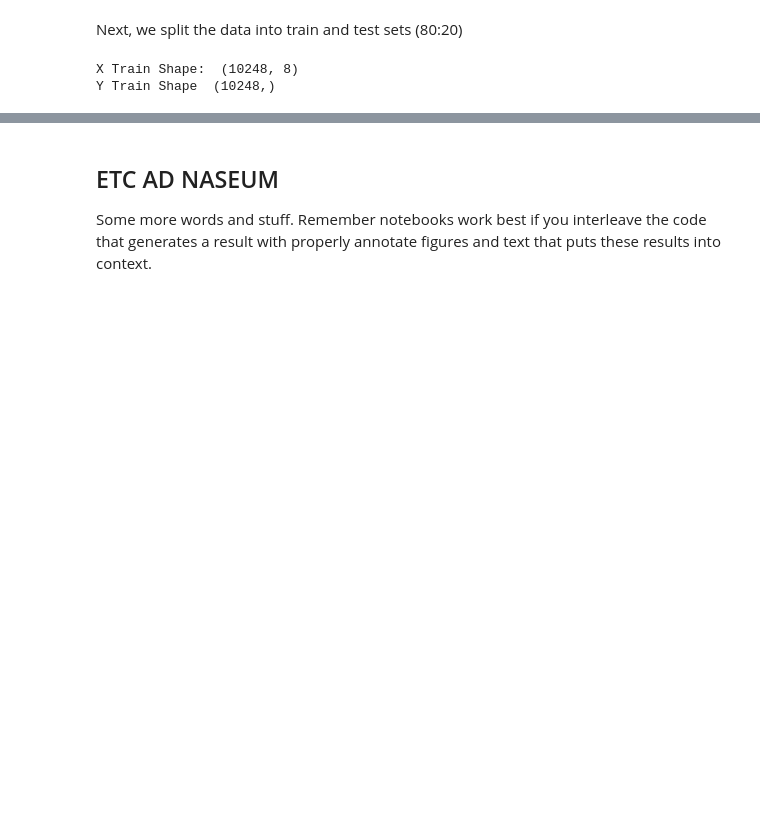
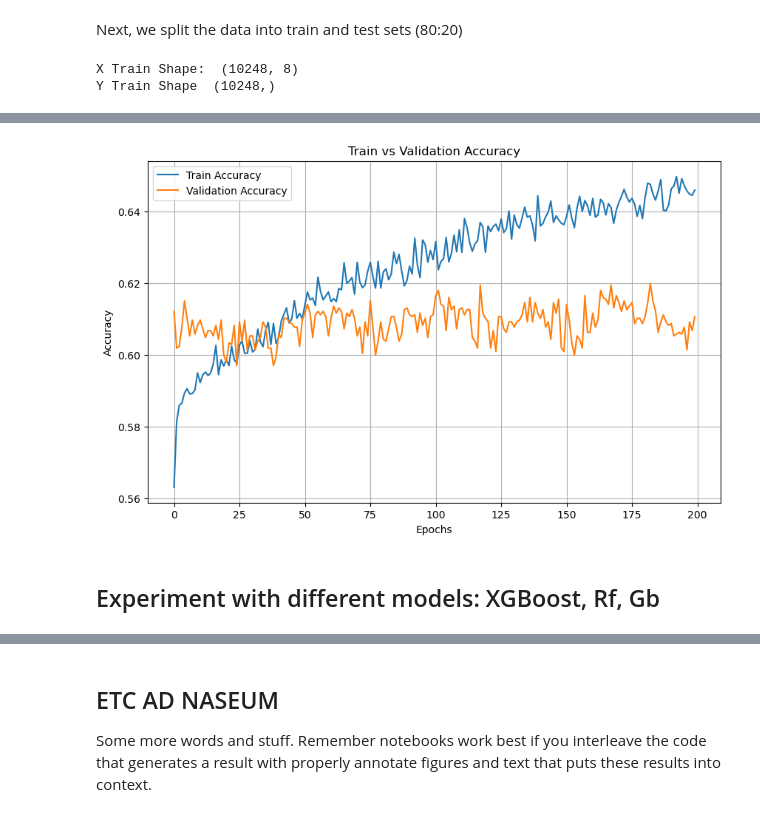
Before and after one commit to YSJHYX/EEG-Data-Analysis-Project, a Jupyter notebook: FinalProject_Group094-FA24.ipynb, the cells around one changed output, grey strips where cells are left out. Drawn from its saved outputs; the diff is of its cells as text; code cells hidden in the pictures; blank space fills up the shorter version.

```diff
--- a/FinalProject_Group094-FA24.ipynb
+++ b/FinalProject_Group094-FA24.ipynb
@@ -468,3 +537,22 @@ Next we train the model
+# %%
+# Extract accuracy and validation accuracy from the training history
+train_accuracy = history.history['accuracy']
+val_accuracy = history.history['val_accuracy']
+
+# Plot the accuracy
+plt.figure(figsize=(10, 6))
+plt.plot(train_accuracy, label='Train Accuracy')
+plt.plot(val_accuracy, label='Validation Accuracy')
+plt.xlabel('Epochs')
+plt.ylabel('Accuracy')
+plt.title('Train vs Validation Accuracy')
+plt.legend()
+plt.grid(True)
+plt.show()
+# %% [output]
+[figure, added]
+# %% [markdown]
+## Experiment with different models: XGBoost, Rf, Gb
 # %%
 from sklearn.pipeline import Pipeline,make_pipeline
 from sklearn.preprocessing import StandardScaler
```
Also changed, not shown: parts of 9 cells of this notebook.
